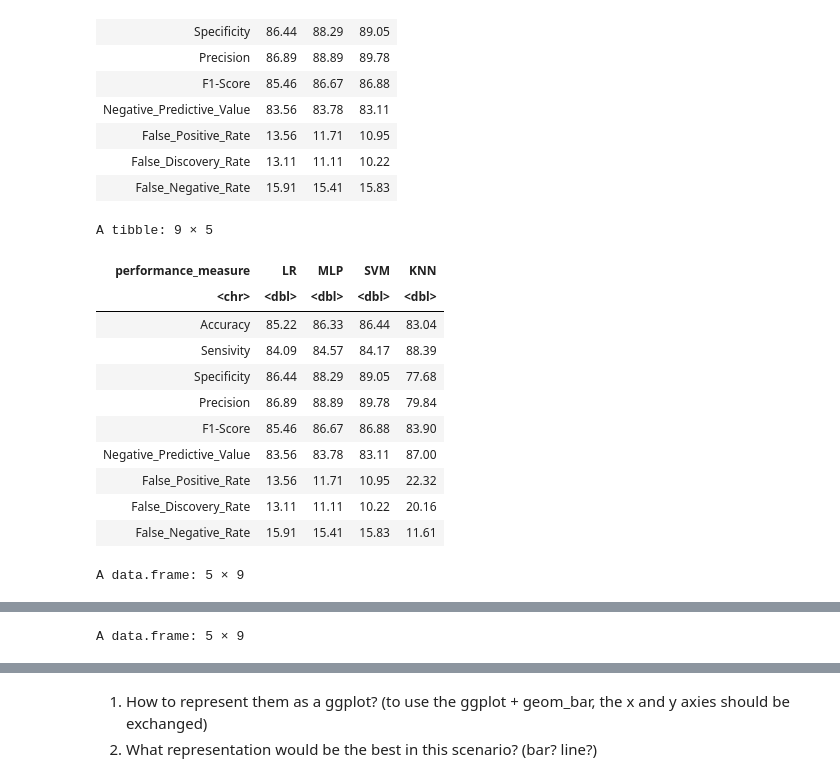
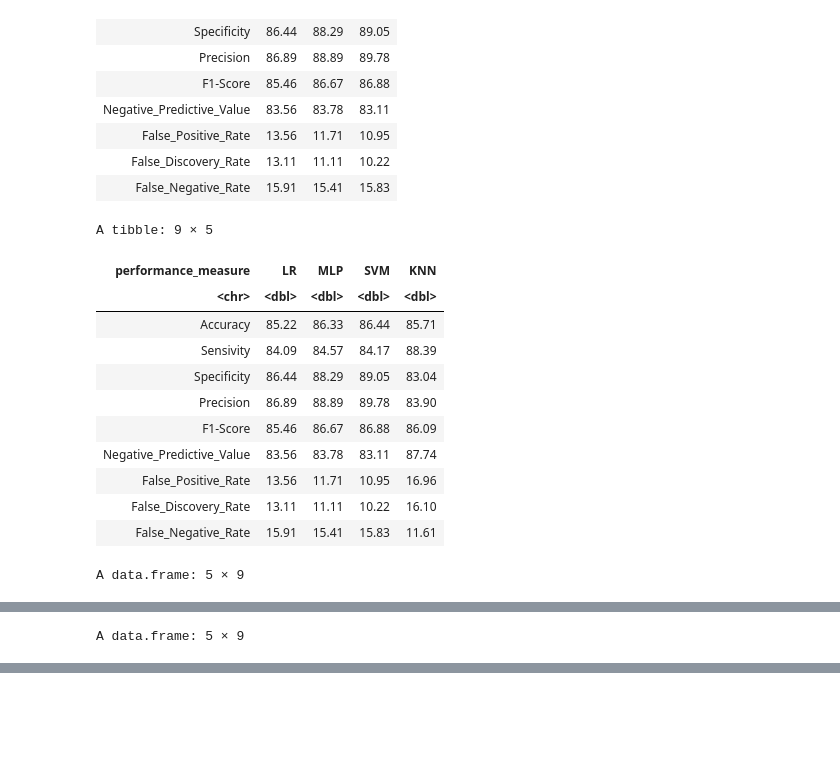
Before and after one commit to dylankim990/DSCI100_Group_1, a Jupyter notebook: MainDataAnalysis.ipynb, the cells around one changed output, grey strips where cells are left out. Cells and saved outputs as stored; diff of their text form; code cells hidden in the pictures; blank space fills up the shorter version.

```diff
--- a/MainDataAnalysis.ipynb
+++ b/MainDataAnalysis.ipynb
@@ -210,0 +280,23 @@ We have compared the KNN model's prediction to the raisin data and the research'
+# %%
+set.seed(5805)
+raisin_best_spec <- nearest_neighbor(weight_func = "rectangular", neighbors = 16) %>%
+    set_engine("kknn") %>%
+    set_mode("classification")
+
+raisin_workflow <- workflow() %>%
+    add_recipe(raisin_recipe) %>%
+    add_model(raisin_best_spec) %>%
+    fit(data = raisin_training)
+
+raisin_result <- raisin_workflow %>%
+    predict(raisin_testing) %>%
+    bind_cols(raisin_testing)
+
+raisin_accuracy <- raisin_result %>%
+    metrics(truth = Class, estimate = .pred_class) %>%
+    filter(.metric == "accuracy")
+raisin_accuracy
+
+raisin_conf_mat <- raisin_result %>%
+    conf_mat(truth = Class, estimate = .pred_class)
+raisin_conf_mat
@@ -211,10 +312,9 @@ We have compared the KNN model's prediction to the raisin data and the research'
 # %%
 #data from raisin_conf_mat
 tp <- 99
-fp <- 25
+fp <- 19
 fn <- 13
-tn <- 87
-
+tn <- 93
 
 #decided to use summary(raisin_conf_mat)
 #filter and select the .metrics that also appeared on the research's performance measurements: accuracy, sens, spec, precision
@@ -283,31 +383,45 @@ A tibble: 9 × 4
 | False_Discovery_Rate | 13.11 | 11.11 | 10.22 |
 | False_Negative_Rate | 15.91 | 15.41 | 15.83 |
 # %%
-#binding our KNN data to the research's data frame
+#binding our KNN data to the research's data frame and tidying the dataframe
 comparison_models <- measurements %>%
     bind_cols(
         select(KNN, .estimate)) %>%
     rename(KNN = .estimate)
 
 comparison_models
 
 comparison_changed <- as.data.frame(t(comparison_models))
 comparison_changed
 
 rownames(comparison_changed) <- NULL
 comparison_changed
+
+comparison_tidy <- select(comparison_changed, V1:V9) %>%
+    rename(Accuracy = V1) %>%
+    rename(Sensivity = V2) %>%
+    rename(Specificity = V3) %>%
+    rename(Precision = V4) %>%
+    rename(F1_Score = V5) %>%
+    rename(Negative_Predictive_Value = V6) %>%
+    rename(False_Positive_Rate = V7) %>%
+    rename(False_Discovery_Rate = V8) %>%
+    rename(False_Negative_Rate = V9) %>%
+    mutate(Models = c("NULL", "LR", "MLP", "SVM", "KNN")) %>%
+    filter(Models != "NULL")
+comparison_tidy
 # %% [output]
 A tibble: 9 × 5
 | performance_measure | LR | MLP | SVM | KNN |
 | <chr> | <dbl> | <dbl> | <dbl> | <dbl> |
-| Accuracy | 85.22 | 86.33 | 86.44 | 83.04 |
+| Accuracy | 85.22 | 86.33 | 86.44 | 85.71 |
 | Sensivity | 84.09 | 84.57 | 84.17 | 88.39 |
-| Specificity | 86.44 | 88.29 | 89.05 | 77.68 |
-| Precision | 86.89 | 88.89 | 89.78 | 79.84 |
-| F1-Score | 85.46 | 86.67 | 86.88 | 83.90 |
-| Negative_Predictive_Value | 83.56 | 83.78 | 83.11 | 87.00 |
-| False_Positive_Rate | 13.56 | 11.71 | 10.95 | 22.32 |
-| False_Discovery_Rate | 13.11 | 11.11 | 10.22 | 20.16 |
+| Specificity | 86.44 | 88.29 | 89.05 | 83.04 |
+| Precision | 86.89 | 88.89 | 89.78 | 83.90 |
+| F1-Score | 85.46 | 86.67 | 86.88 | 86.09 |
+| Negative_Predictive_Value | 83.56 | 83.78 | 83.11 | 87.74 |
+| False_Positive_Rate | 13.56 | 11.71 | 10.95 | 16.96 |
+| False_Discovery_Rate | 13.11 | 11.11 | 10.22 | 16.10 |
 | False_Negative_Rate | 15.91 | 15.41 | 15.83 | 11.61 |
 A data.frame: 5 × 9
 |  | V1 | V2 | V3 | V4 | V5 | V6 | V7 | V8 | V9 |
@@ -328,3 +441,0 @@ A data.frame: 5 × 9
-# %% [markdown]
-1. How to represent them as a ggplot? (to use the ggplot + geom_bar, the x and y axies should be exchanged)
-2. What representation would be the best in this scenario? (bar? line?)
```
Also changed, not shown: parts of 11 cells of this notebook.
